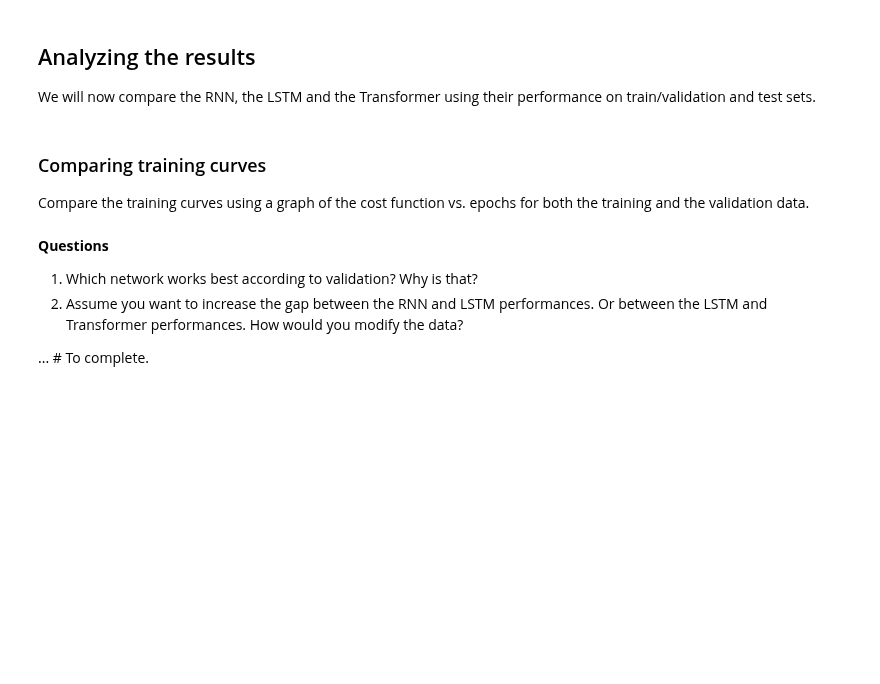
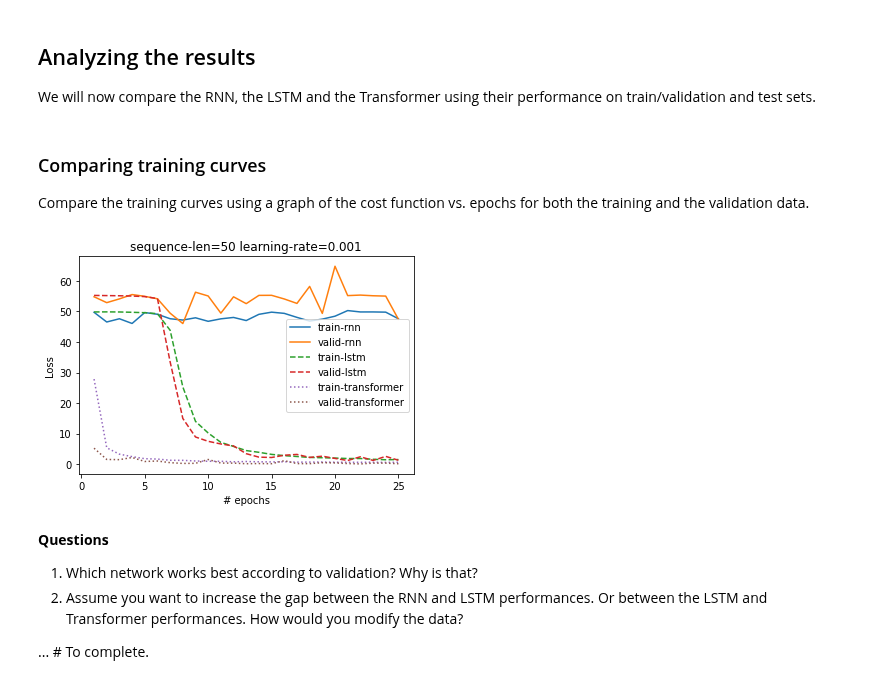
Before and after one commit to delemarchand2020/IVADO_MILA_DL, a Jupyter notebook: week4_RNN_Seq_NLP_denis_lemarchand.ipynb, the cells around one changed output. Saved outputs shown, nothing was run; the diff lists cells and outputs as text; code cells hidden in the pictures; blank space fills up the shorter version.

```diff
--- a/week4_RNN_Seq_NLP_denis_lemarchand.ipynb
+++ b/week4_RNN_Seq_NLP_denis_lemarchand.ipynb
@@ -578,11 +599,11 @@ Complete the following piece of code by defining the MSE loss function and the `
 learning_rate = 0.001
 
 # Define the loss function
-loss_fun = ... # To complete.
+loss_fun = torch.nn.MSELoss()
 
 # Define the Optimizer
 def get_optimizer(model):
-  optimizer = ... # To complete.
+  optimizer = torch.optim.SGD(model.parameters(), lr=learning_rate)
   return optimizer
 # %% [markdown]
 ### Exercise 5: Define the training loop
@@ -620,22 +641,23 @@ def train_model(model, init_weights, optimizer):
 
 
             # Put tensors on device (GPU when available)
-            ... # To complete.
+            x = x.to(device)
+            y = y.to(device)
 
             # Zero the gradient buffer
-            ... # To complete.
+            optimizer.zero_grad()
 
             # Perform the Forward operation
-            outputs = ... # To complete.
+            outputs = model(x)
 
             # Calculate the loss using the loss function
-            loss = ... # To complete.
+            loss = loss_fun(outputs, y)
 
             # Perform the Backward operation
-            ... # To complete.
+            loss.backward()
 
             # Perform the Optimization step
-            ... # To complete.
+            optimizer.step()
 
             # Statistics
             train_loss += loss.item()
@@ -652,13 +674,14 @@ def train_model(model, init_weights, optimizer):
             for x, y in valid_loader:
 
                 # Put tensors on device (GPU when available)
-                ... # To complete.
+                x = x.to(device)
+                y = y.to(device)
 
                 # Perform the Forward operation
-                outputs = ... # To complete.
+                outputs = model(x)
 
                 # Calculate the loss using the loss fun function
-                loss = ... # To complete.
+                loss = loss_fun(outputs,y)
 
                 # Statistics
                 valid_loss += loss.item()
@@ -710,7 +753,8 @@ Complete the following piece of code to train the LSTM model.
 **Hint** : Reuse the functions `get_optimizer()` and `train_model()` that you completed previously in the section "Training the RNN-based model".
 # %%
 # Perform training of the LSTM model
-... # To complete.
+optimizer_lstm = get_optimizer(model_lstm)
+loss_history = train_model(model_lstm, init_lstm_weights, optimizer_lstm)
 
 # Save loss history for later
 lstm_train_loss_history, lstm_valid_loss_history = loss_history
@@ -739,7 +803,8 @@ Complete the following piece of code to train the Transformer model.
 **Hint** : Reuse the functions `get_optimizer()` and `train_model()` that you completed previously in the section "Training the RNN-based model".
 # %%
 # Perform training of the Transformer model
-... # To complete.
+optimizer_transformer = get_optimizer(model_transformer)
+loss_history = train_model(model_transformer, init_transformer_weights, optimizer_transformer)
 
 # Save loss history for later
 transformer_train_loss_history, transformer_valid_loss_history = loss_history
@@ -770,20 +855,23 @@ Compare the training curves using a graph of the cost function vs. epochs for bo
 # %%
 # Plot training and validation curve
 xaxis = range(1, n_epoch + 1)
 
 plt.plot(xaxis, rnn_train_loss_history, label='train-rnn')
 plt.plot(xaxis, rnn_valid_loss_history, label='valid-rnn')
 
 plt.plot(xaxis, lstm_train_loss_history, label='train-lstm', linestyle='--')
 plt.plot(xaxis, lstm_valid_loss_history, label='valid-lstm', linestyle='--')
 
 plt.plot(xaxis, transformer_train_loss_history, label='train-transformer', linestyle='dotted')
 plt.plot(xaxis, transformer_valid_loss_history, label='valid-transformer', linestyle='dotted')
 
 plt.xlabel('# epochs')
 plt.ylabel('Loss')
+plt.title('sequence-len='+str(seq_len)+' learning-rate='+str(learning_rate))
 plt.legend()
 plt.show()
+# %% [output]
+[figure, added]
 # %% [markdown]
 **Questions**
 
```
Also changed, not shown: parts of 15 cells of this notebook.
